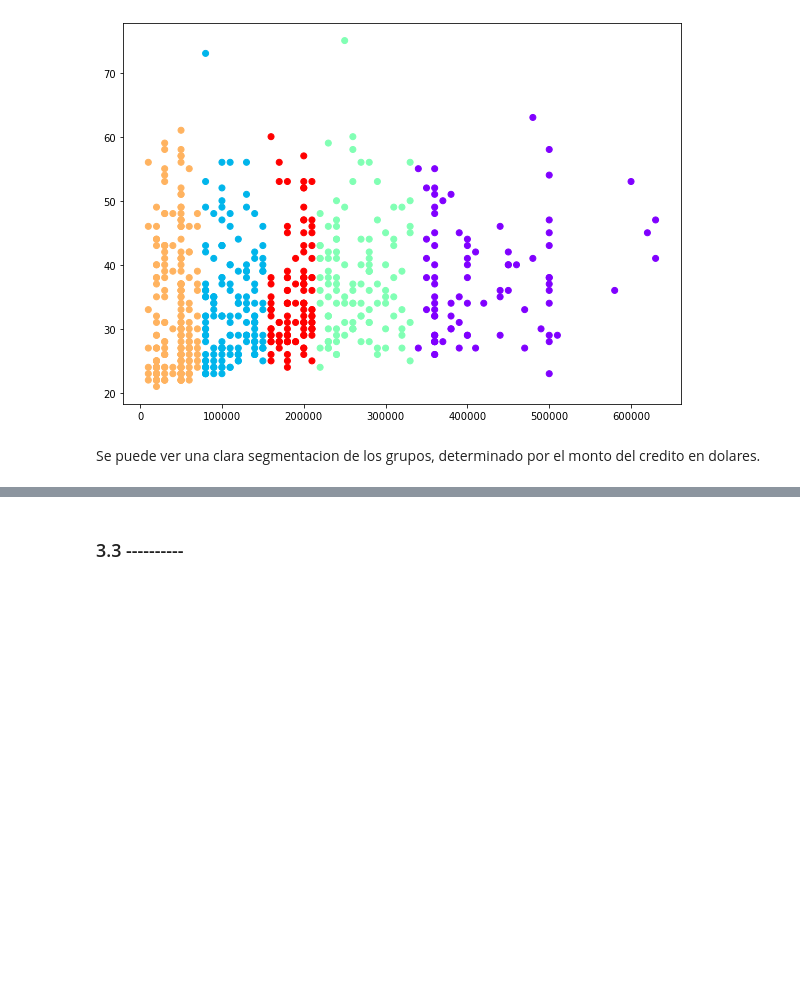
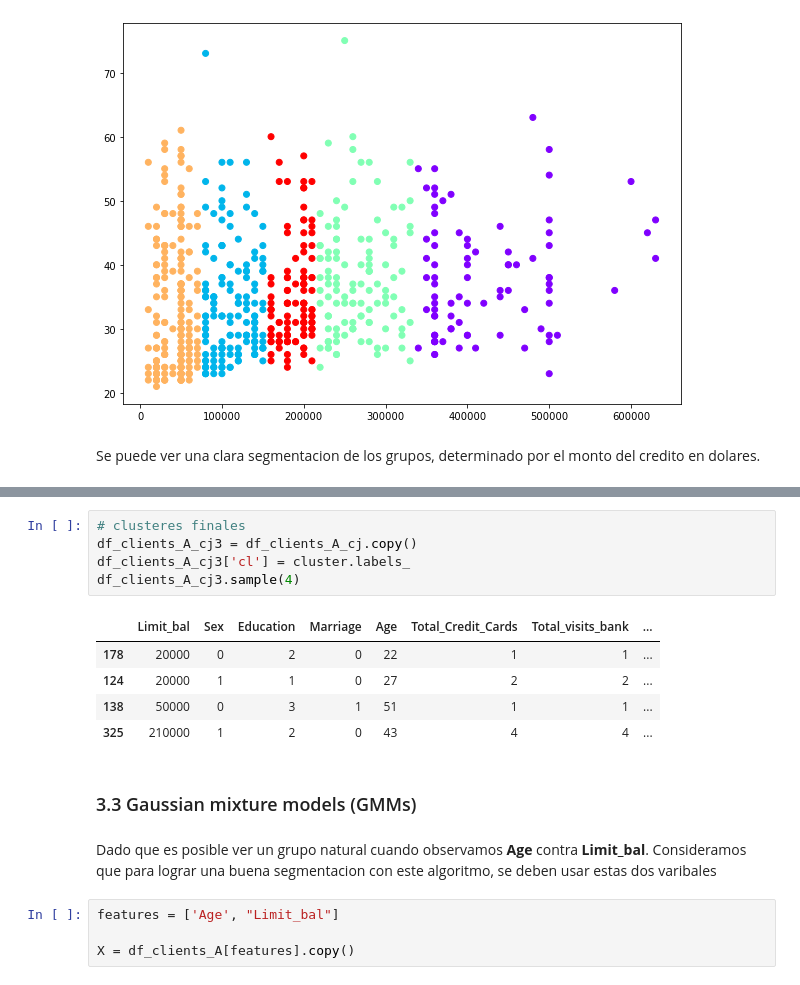
Before and after one commit to amvalero10/BI_lab2, a Jupyter notebook: lab2.ipynb, the cells around one changed output, grey strips where cells are left out. Saved outputs shown, nothing was run; the diff lists cells and outputs as text; blank space fills up the shorter version.

```diff
--- a/lab2.ipynb
+++ b/lab2.ipynb
@@ -737,2 +756,19 @@ Se puede ver una clara segmentacion de los grupos, determinado por el monto del
+# %%
+# clusteres finales
+df_clients_A_cj3 = df_clients_A_cj.copy()
+df_clients_A_cj3['cl'] = cluster.labels_
+df_clients_A_cj3.sample(4)
+# %% [output]
+|  | Limit_bal | Sex | Education | Marriage | Age | Total_Credit_Cards | Total_visits_bank | ... |
+| 178 | 20000 | 0 | 2 | 0 | 22 | 1 | 1 | ... |
+| 124 | 20000 | 1 | 1 | 0 | 27 | 2 | 2 | ... |
+| 138 | 50000 | 0 | 3 | 1 | 51 | 1 | 1 | ... |
+| 325 | 210000 | 1 | 2 | 0 | 43 | 4 | 4 | ... |
 # %% [markdown]
-### 3.3 ----------
+### 3.3 Gaussian mixture models (GMMs)
+# %% [markdown]
+Dado que es posible ver un grupo natural cuando observamos **Age** contra **Limit_bal**. Consideramos que para lograr una buena segmentacion con este algoritmo, se deben usar estas dos varibales
+# %%
+features = ['Age', "Limit_bal"]
+
+X = df_clients_A[features].copy()
```
Also changed, not shown: parts of 15 cells of this notebook, 1 other file.
